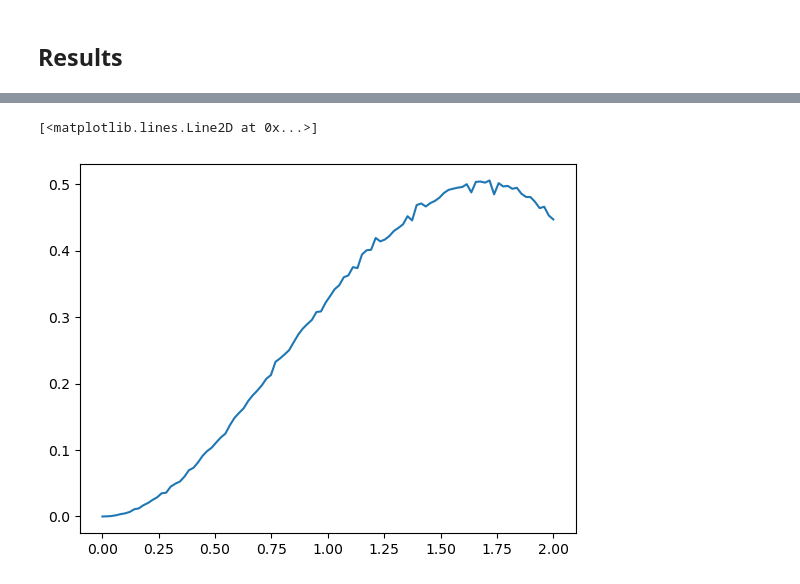
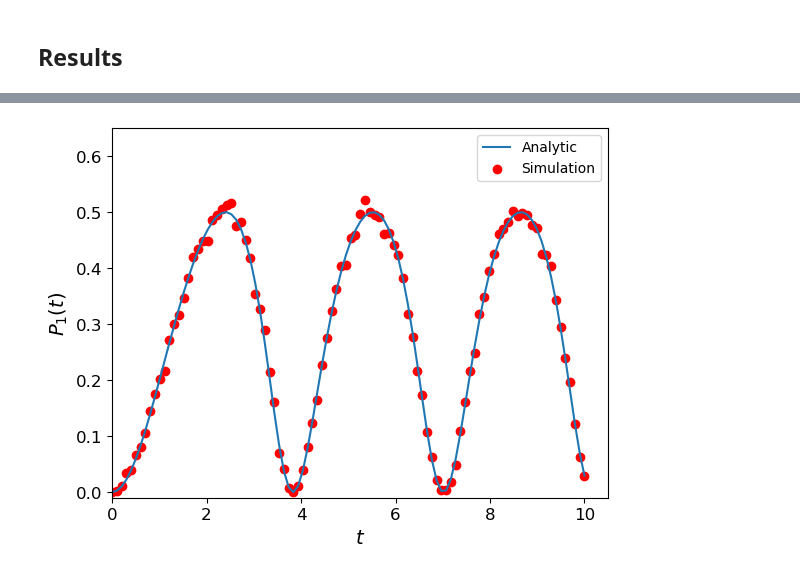
Before and after one commit to bin-wu-phys/QuantumSimulation, a Jupyter notebook: 04.Advanced.1.x.ipynb, the cells around one changed output, grey strips where cells are left out. Cells and saved outputs as stored; diff of their text form; code cells hidden in the pictures.

```diff
--- a/04.Advanced.1.x.ipynb
+++ b/04.Advanced.1.x.ipynb
@@ -384,5 +351,36 @@ final = np.array([[t, run(t, ss)] for t in np.linspace(0, 2.0, 100)])
-# %%
-plt.plot(final[:,0], final[:,1])
-# %% [output]
-[<matplotlib.lines.Line2D at 0x...>]
-[figure, removed]
+# %%
+def UTrun1(t):
+    H = np.array([[1.0, 1.0], [1.0, -1.0]])/2
+    return j0(t)*np.identity(2) - 2.0j*j1(t)*H
+
+def p1Trun1(t):
+    psi0 = np.array([[1.0], [0.0]])
+    psit = UTrun1(t)@psi0
+    p1 = [0.0, 1.0]@psit
+    #print(p1)
+    #print(np.conj(psit).reshape([1,2])@psit)
+    return np.abs(np.abs(p1[0])**2/((np.conj(psit).reshape([1,2])@psit)[0][0]))
+# %%
+# analytic results
+final_ana = np.array([[t, p1Trun1(t)] for t in np.linspace(0, 10.0, 100)])
+# %%
+dcs = plt.rcParams["axes.prop_cycle"].by_key()["color"]
+# %%
+final = np.array([[t, run(t, 5120)] for t in np.linspace(0, 10.0, 100)])
+# %%
+plt.plot(final_ana[:,0], final_ana[:,1], c=dcs[0], label="Analytic")
+plt.scatter(final[:,0], final[:,1], label="Simulation", c='red')
+plt.xlabel('t')
+plt.ylabel('$P_1$')
+
+plt.xlim([0, 10.5])
+plt.ylim([-0.01, 0.65])
+#plt.grid()
+plt.xlabel("$t$", fontsize=14)
+plt.ylabel("$P_1(t)$", fontsize=14)
+
+plt.tick_params(axis='both', which='major', labelsize=12)
+plt.legend()
+plt.savefig('results_qubitization.pdf')
+# %% [output]
+[figure, added]
```
Also changed, not shown: parts of 15 cells of this notebook, 3 other files.
